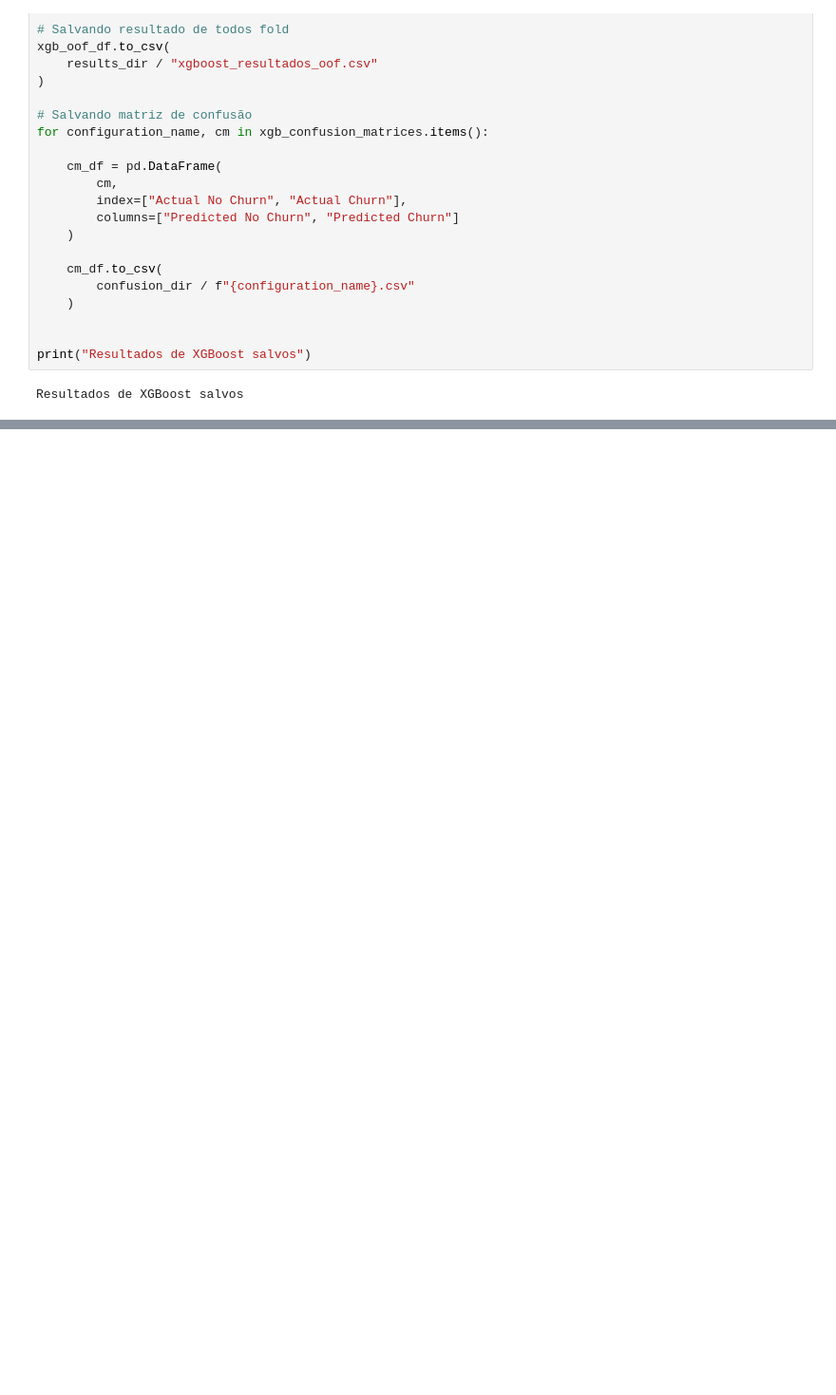
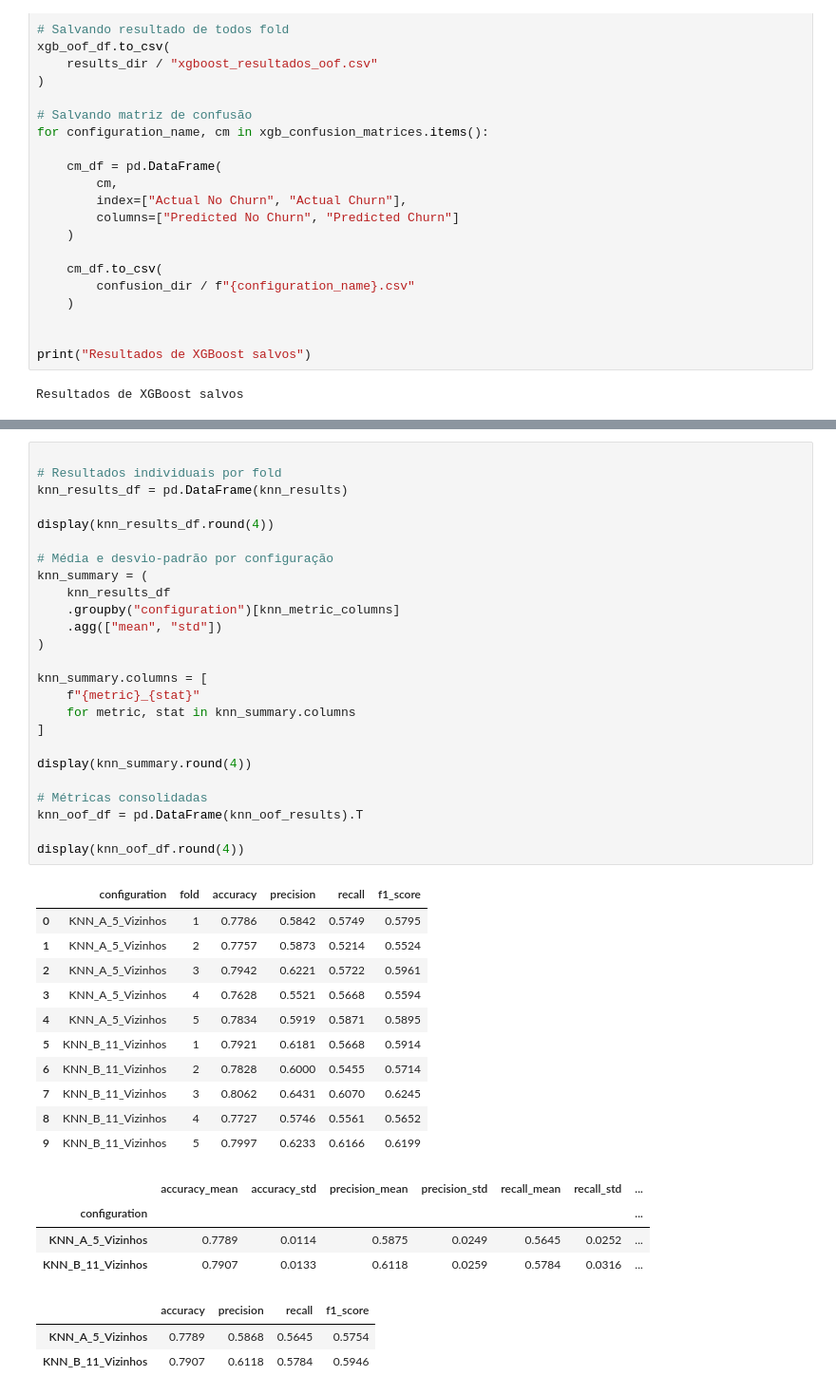
Before and after one commit to GustavoLaubeSchwartz/telco-churn-grupo1, a Jupyter notebook: notebooks/experimentos_modelos.ipynb, the cells around one changed output, grey strips where cells are left out. Shown at 95% size. Cells and saved outputs as stored; diff of their text form; blank space fills up the shorter version.

```diff
--- a/notebooks/experimentos_modelos.ipynb
+++ b/notebooks/experimentos_modelos.ipynb
@@ -695,0 +848,44 @@ Resultados de XGBoost salvos
+# %%
+
+# Resultados individuais por fold
+knn_results_df = pd.DataFrame(knn_results)
+
+display(knn_results_df.round(4))
+
+# Média e desvio-padrão por configuração
+knn_summary = (
+    knn_results_df
+    .groupby("configuration")[knn_metric_columns]
+    .agg(["mean", "std"])
+)
+
+knn_summary.columns = [
+    f"{metric}_{stat}"
+    for metric, stat in knn_summary.columns
+]
+
+display(knn_summary.round(4))
+
+# Métricas consolidadas
+knn_oof_df = pd.DataFrame(knn_oof_results).T
+
+display(knn_oof_df.round(4))
+# %% [output]
+|  | configuration | fold | accuracy | precision | recall | f1_score |
+| 0 | KNN_A_5_Vizinhos | 1 | 0.7786 | 0.5842 | 0.5749 | 0.5795 |
+| 1 | KNN_A_5_Vizinhos | 2 | 0.7757 | 0.5873 | 0.5214 | 0.5524 |
+| 2 | KNN_A_5_Vizinhos | 3 | 0.7942 | 0.6221 | 0.5722 | 0.5961 |
+| 3 | KNN_A_5_Vizinhos | 4 | 0.7628 | 0.5521 | 0.5668 | 0.5594 |
+| 4 | KNN_A_5_Vizinhos | 5 | 0.7834 | 0.5919 | 0.5871 | 0.5895 |
+| 5 | KNN_B_11_Vizinhos | 1 | 0.7921 | 0.6181 | 0.5668 | 0.5914 |
+| 6 | KNN_B_11_Vizinhos | 2 | 0.7828 | 0.6000 | 0.5455 | 0.5714 |
+| 7 | KNN_B_11_Vizinhos | 3 | 0.8062 | 0.6431 | 0.6070 | 0.6245 |
+| 8 | KNN_B_11_Vizinhos | 4 | 0.7727 | 0.5746 | 0.5561 | 0.5652 |
+| 9 | KNN_B_11_Vizinhos | 5 | 0.7997 | 0.6233 | 0.6166 | 0.6199 |
+|  | accuracy_mean | accuracy_std | precision_mean | precision_std | recall_mean | recall_std | ... |
+| configuration |  |  |  |  |  |  | ... |
+| KNN_A_5_Vizinhos | 0.7789 | 0.0114 | 0.5875 | 0.0249 | 0.5645 | 0.0252 | ... |
+| KNN_B_11_Vizinhos | 0.7907 | 0.0133 | 0.6118 | 0.0259 | 0.5784 | 0.0316 | ... |
+|  | accuracy | precision | recall | f1_score |
+| KNN_A_5_Vizinhos | 0.7789 | 0.5868 | 0.5645 | 0.5754 |
+| KNN_B_11_Vizinhos | 0.7907 | 0.6118 | 0.5784 | 0.5946 |
```
Also changed, not shown: parts of 18 cells of this notebook, 16 other files.
